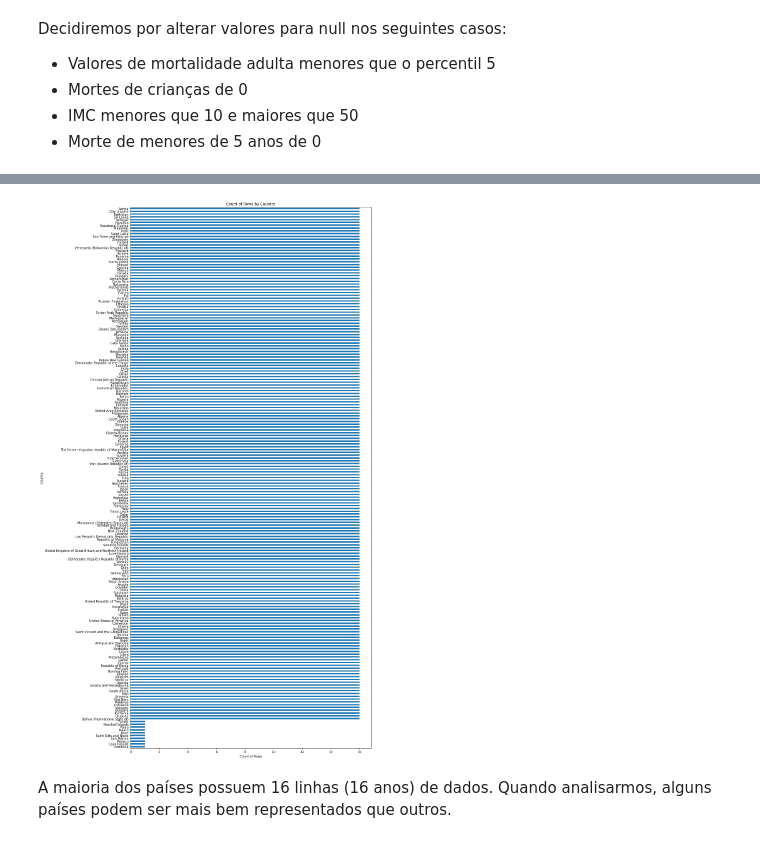
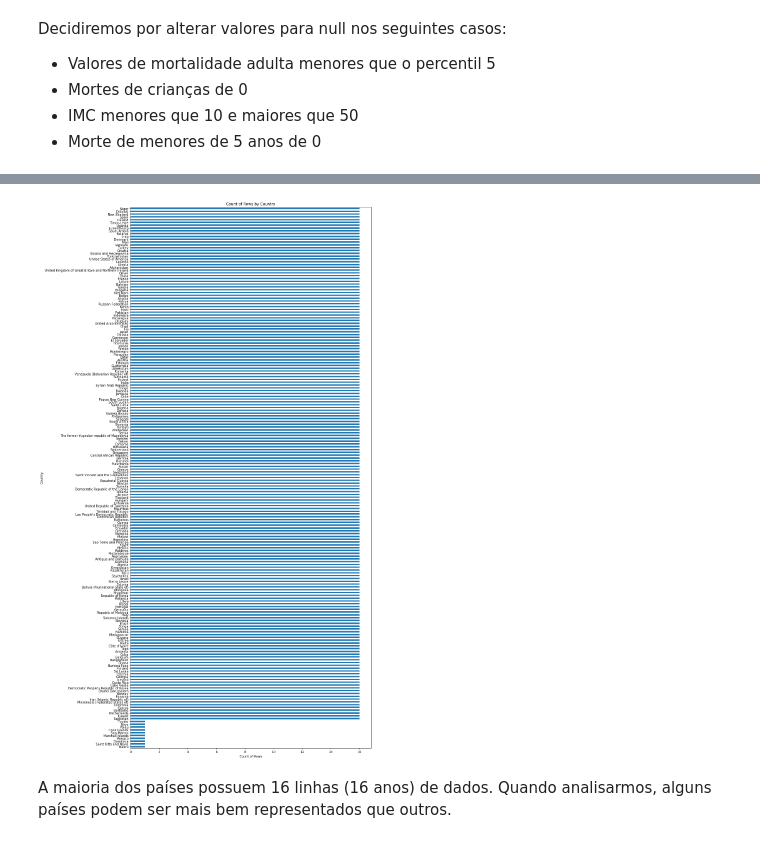
Before and after one commit to machadoyang/stats, a Jupyter notebook: Aula_3.ipynb, the cells around one changed output, grey strips where cells are left out. Drawn from its saved outputs; the diff is of its cells as text; code cells hidden in the pictures.

Commit message:
Add files via upload
Count of rows by country plot now working

```diff
--- a/Aula_3.ipynb
+++ b/Aula_3.ipynb
@@ -204,13 +204,14 @@ for i, col in enumerate(['Adult Mortality', 'infant deaths', ' BMI ', 'under-fiv
 # %%
 plt.figure(figsize=(15, 25))
-wins_df['Country'].value_counts(ascending=True).plot(kind='barh')
+temp_df = df.iloc[:, 0:3]
+temp_df['Country'].value_counts(ascending=True).plot(kind='barh')
 plt.title('Count of Rows by Country')
 plt.xlabel('Count of Rows')
 plt.ylabel('Country')
 plt.tight_layout()
 plt.show()
 # %% [output]
-[figure, old version]
+[figure, new version]
 # %% [markdown]
 A maioria dos países possuem 16 linhas (16 anos) de dados. Quando analisarmos, alguns países podem ser mais bem representados que outros.
 # %%
```
Also changed, not shown: parts of 5 cells of this notebook.
